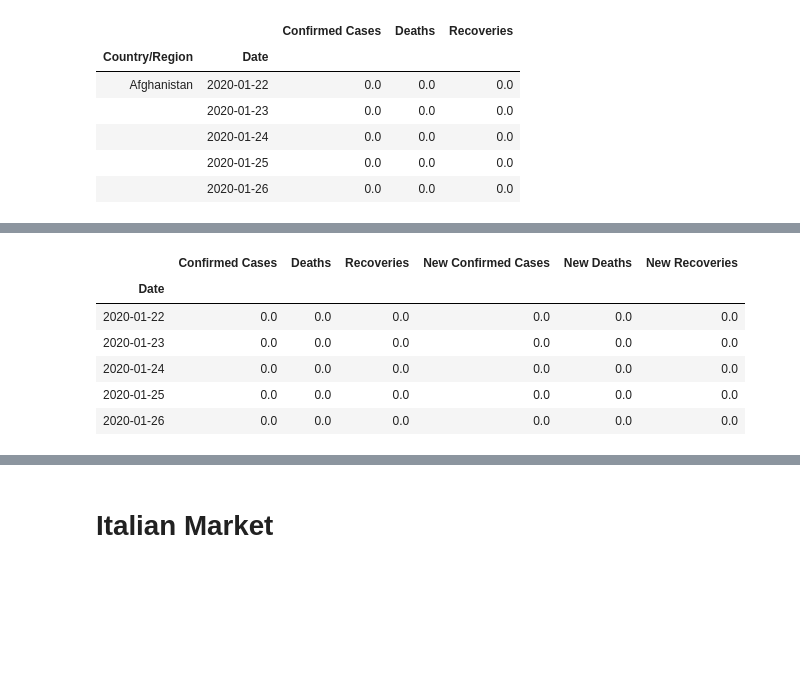
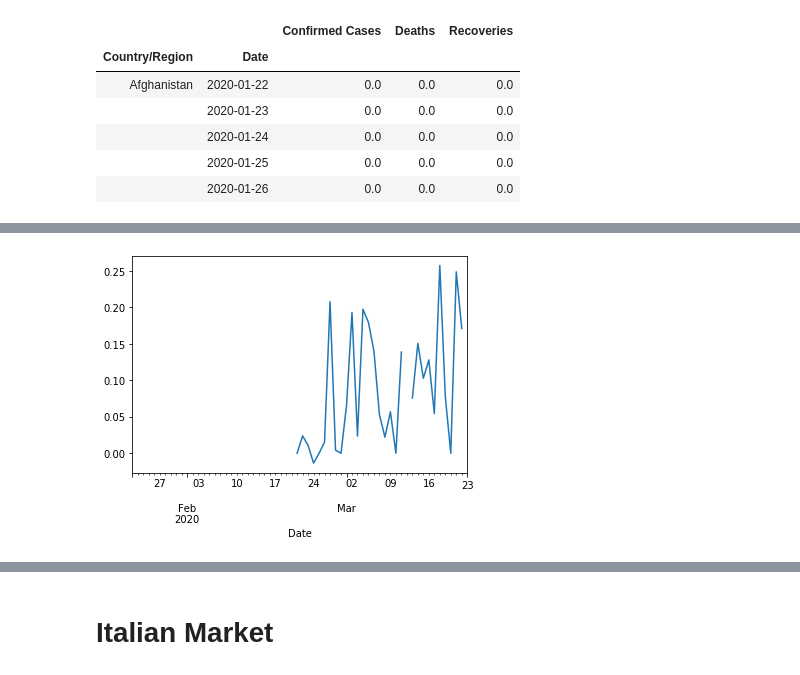
Before and after one commit to nberman12/COVID19-vs-Stocks, a Jupyter notebook: dev/peter/Virus_Data/COVID19_Unorganized_Data1.ipynb, the cells around one changed output, grey strips where cells are left out. Cells and saved outputs as stored; diff of their text form; code cells hidden in the pictures; blank space fills up the shorter version.

```diff
--- a/dev/peter/Virus_Data/COVID19_Unorganized_Data1.ipynb
+++ b/dev/peter/Virus_Data/COVID19_Unorganized_Data1.ipynb
@@ -106,43 +90,42 @@ italy_df.sort_values(by = "Deaths", ascending = False)
 # %%
-italy_df = confirmed_all.loc["Italy"].head()
+italy_df = confirmed_all.loc["Italy"]
 
 confirm_count = 0
 death_count = 0
 recovery_count = 0
 
 new_confirmed_cases =[]
 new_deaths =[]
 new_recoveries = []
 
 confirmed_cases_list = italy_df['Confirmed Cases'].to_list()
 deaths_list = italy_df['Deaths'].to_list()
 recoveries_list = italy_df['Recoveries'].to_list()
 
 for i in confirmed_cases_list:
     new_confirm = i-confirm_count
     new_confirmed_cases.append(new_confirm)
     confirm_count = i
 
 for k in deaths_list:
     new_dead = k-death_count
     new_deaths.append(new_dead)
     death_count = k
 
 for j in recoveries_list:
     new_recover = j-recovery_count
     new_recoveries.append(new_recover)
     recovery_count = j
 
+
 italy_df["New Confirmed Cases"]= new_confirmed_cases
 italy_df["New Deaths"]= new_deaths
 italy_df["New Recoveries"]= new_recoveries
+italy_df["Recovery Rate"] = italy_df["New Recoveries"] / italy_df["New Confirmed Cases"]
 
-italy_df.sort_values(by = "New Deaths", ascending = True)
+italy_df.head()
+italy_df["Recovery Rate"].plot()
+# italy_df["New Confirmed Cases"].plot()
+plt.show()
 # %% [output]
-|  | Confirmed Cases | Deaths | Recoveries | New Confirmed Cases | New Deaths | New Recoveries |
-| Date |  |  |  |  |  |  |
-| 2020-01-22 | 0.0 | 0.0 | 0.0 | 0.0 | 0.0 | 0.0 |
-| 2020-01-23 | 0.0 | 0.0 | 0.0 | 0.0 | 0.0 | 0.0 |
-| 2020-01-24 | 0.0 | 0.0 | 0.0 | 0.0 | 0.0 | 0.0 |
-| 2020-01-25 | 0.0 | 0.0 | 0.0 | 0.0 | 0.0 | 0.0 |
-| 2020-01-26 | 0.0 | 0.0 | 0.0 | 0.0 | 0.0 | 0.0 |
+[figure, added]
```
Also changed, not shown: parts of 25 cells of this notebook, 3 other files.
